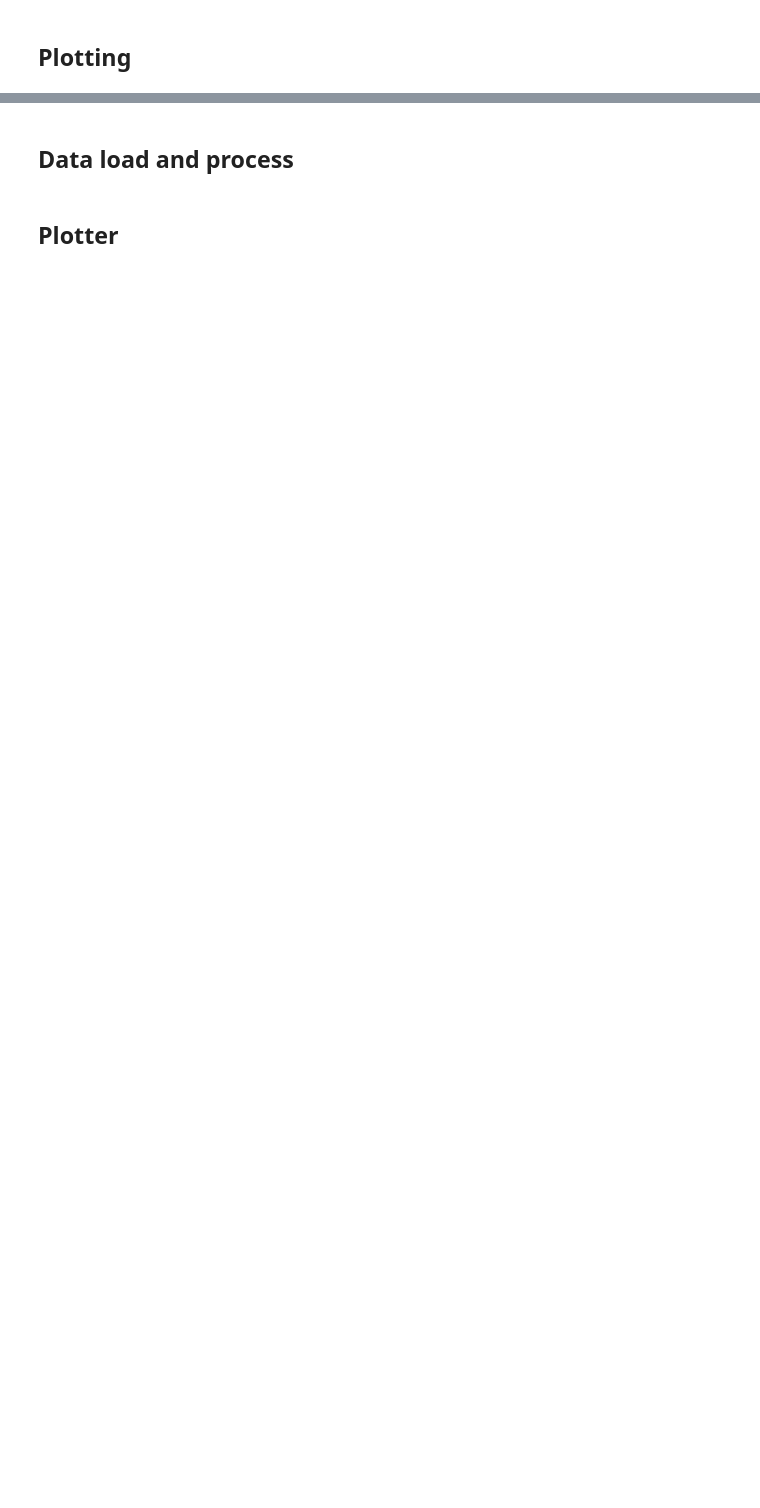
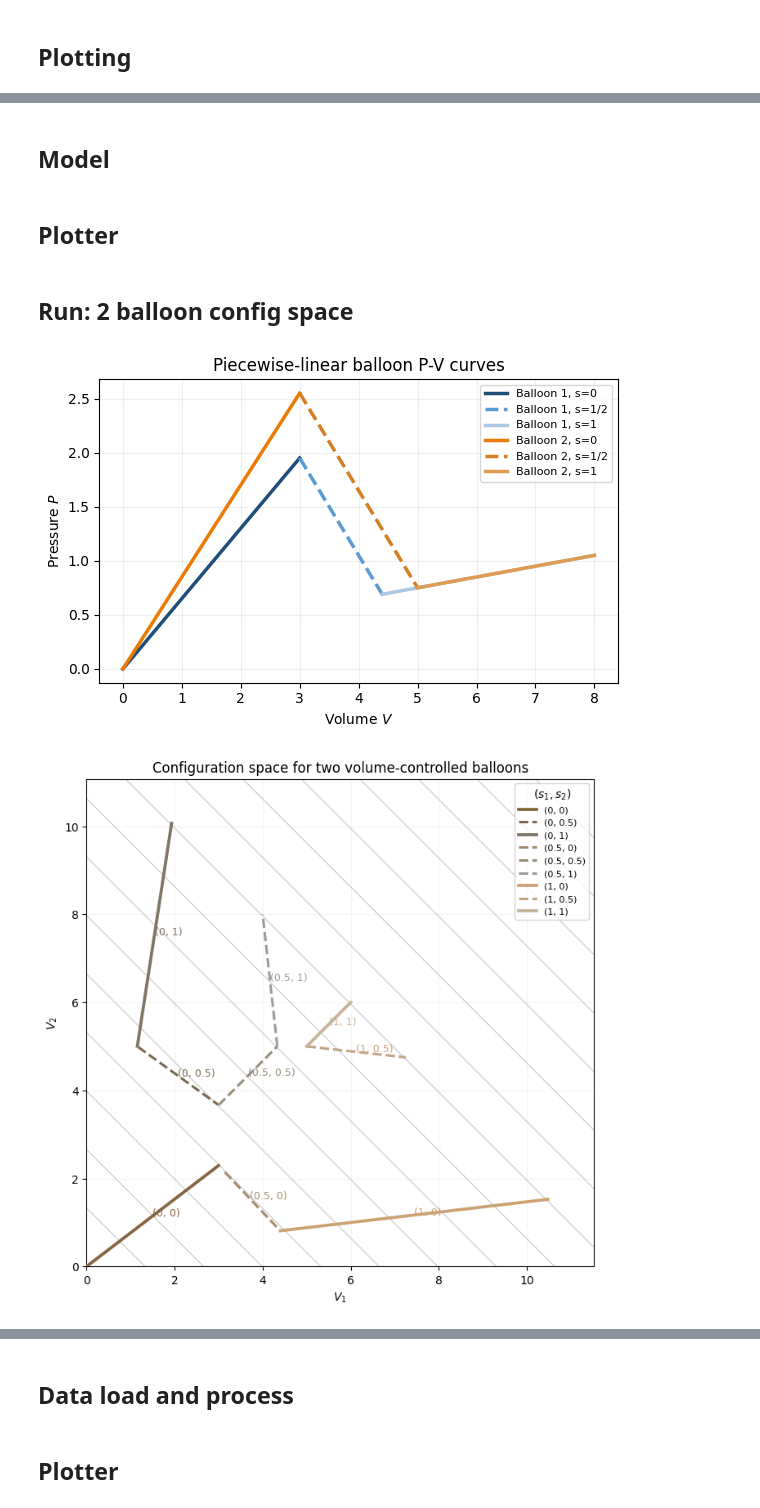
Before and after one commit to anwxwna/dismech-python-balloon, a Jupyter notebook: bifurcations_air.ipynb, the cells around one changed output, grey strips where cells are left out. Drawn from its saved outputs; the diff is of its cells as text; code cells hidden in the pictures; blank space fills up the shorter version.

```diff
--- a/bifurcations_air.ipynb
+++ b/bifurcations_air.ipynb
@@ -418,0 +425,2 @@ plot_configuration_space(branches)
+# %% [markdown]
+## Model
@@ -418,0 +574,2 @@ plot_configuration_space(branches)
+# %% [markdown]
+## Plotter
@@ -418,0 +828,2 @@ plot_configuration_space(branches)
+# %% [markdown]
+## Run: 2 balloon config space
@@ -419 +842,28 @@ plot_configuration_space(branches)
+# %%
+balloon1 = {
+    "a": 3.0,
+    "b": 4.4,
+    "g0": 0.65,      # slope on first stable branch
+    "g_mid": -0.9,  # slope on unstable branch
+    "g1": 0.1,     # slope on second stable branch
+}
+
+balloon2 = {
+    "a": 3,
+    "b": 5,
+    "g0": 0.85,
+    "g_mid": -0.9,
+    "g1": 0.1,
+}
+
+
+VT_values = np.linspace(0.0, 12.0, 2000)
+
+branches = compute_configuration_space(balloon1, balloon2, VT_values)
+
+plot_pressure_volume_curves(balloon1, balloon2, Vmax=8.0)
+plot_configuration_space(branches)
+# %% [output]
+[figure, added]
+[figure, added]
 # %% [markdown]
```
Also changed, not shown: parts of 40 cells of this notebook, 3 other files.
